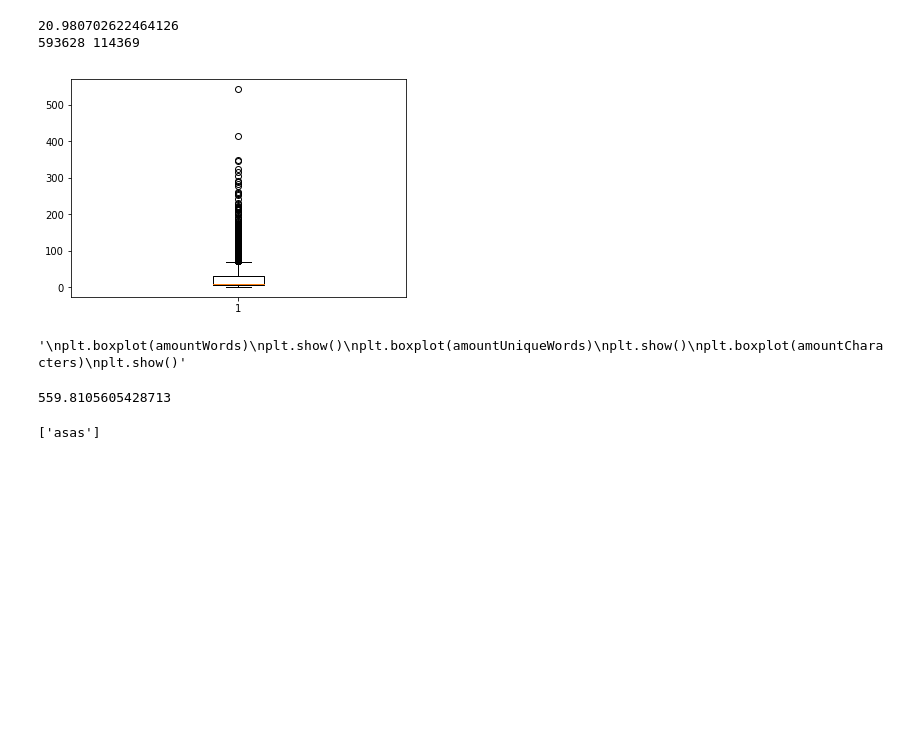
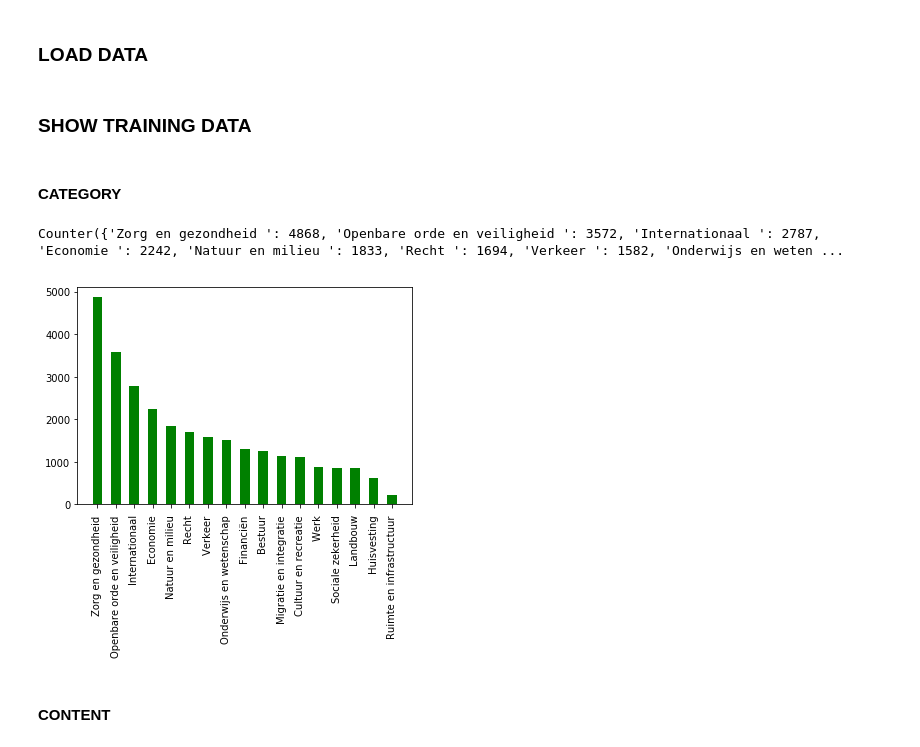
Before and after one commit to DeWvanAxel/thesis, a Jupyter notebook: Code/Data preparation/Overview Data.ipynb, the cells around one changed output. Cells and saved outputs as stored; diff of their text form; code cells hidden in the pictures; blank space fills up the shorter version.

Commit message:
Added overview data and gridsearch

```diff
--- a/Code/Data preparation/Overview Data.ipynb
+++ b/Code/Data preparation/Overview Data.ipynb
@@ -43,0 +8,35 @@ for article in testData:
+# %% [markdown]
+### LOAD DATA
+# %%
+def preprocess(article):
+    article = article.encode('utf-8')
+    article = str(article.lower())
+    return removeTagsInterpuntion(article)
+
+def removeTagsInterpuntion(article): #remove URL's, HTML-tags and interpuntion
+    article = re.sub("^https?:\/\/.*[\r\n]*", '', article)
+    article = re.sub('\\\\x\w\w', '', article)
+    article = re.sub('[^a-z\s]', '', article)
+    return article
+
+def loadData(path, texts, labels, highLevelLabels = True):
+    with open(path) as data_file:
+        data = json.load(data_file)
+    for article in data:
+        text = preprocess(article["content"])
+        if len(text.split()) > 9 and article["category"] != "NOCAT": #Remove small sentences
+            texts.append(text)
+            if highLevelLabels:
+                label = article["category"].split("|")
+                labels.append(label[0])
+            else:
+                labels.append(article["category"])
+    return texts, labels
+
+texts = []
+labels = []
+paths = [r"C:\Users\PC-Axel\Documents\github\thesis\Data\PoliFLW Data\kamerstukken_topics_first.json",
+        r"C:\Users\PC-Axel\Documents\github\thesis\Data\PoliFLW Data\kamerstukken_topics_second.json"]
+
+for path in paths:
+    texts, labels = loadData(path, texts, labels)
@@ -44 +59,19 @@ for article in testData:
+# %% [markdown]
+### SHOW TRAINING DATA
+# %% [markdown]
+#### CATEGORY
+# %%
+print(Counter(labels))
+myDictionary = dict(Counter(labels))
+list1, list2 = (list(t) for t in zip(*sorted(zip(myDictionary.values(), myDictionary.keys()), reverse=True)))
+x = np.arange(len(list2))
+
+plt.bar(x, list1, 0.52, color='g')
+plt.xticks(x,list2, rotation='vertical')
+plt.show()
+# %% [output]
+Counter({'Zorg en gezondheid ': 4868, 'Openbare orde en veiligheid ': 3572, 'Internationaal ': 2787, 'Economie ': 2242, 'Natuur en milieu ': 1833, 'Recht ': 1694, 'Verkeer ': 1582, 'Onderwijs en weten ...
+[figure, added]
+# %% [markdown]
+#### CONTENT
 # %%
@@ -77,27 +95 @@ for doc in content:
-# %%
-print(sum(amountSentences)/len(amountSentences))
-print(sum(amountSentences),numberOfLowLength)
-# %% [output]
-20.980702622464126
-593628 114369
-# %%
-plt.boxplot(amountSentences)
-plt.show()
-"""
-plt.boxplot(amountWords)
-plt.show()
-plt.boxplot(amountUniqueWords)
-plt.show()
-plt.boxplot(amountCharacters)
-plt.show()"""
-# %% [output]
-[figure, removed]
-'\nplt.boxplot(amountWords)\nplt.show()\nplt.boxplot(amountUniqueWords)\nplt.show()\nplt.boxplot(amountCharacters)\nplt.show()'
-# %%
-print(sum(amountWords)/len(amountWords))
-
-"asas".split(".")
-# %% [output]
-559.8105605428713
-['asas']
 # %%
```
Also changed, not shown: parts of 11 cells of this notebook, 3 other files.
